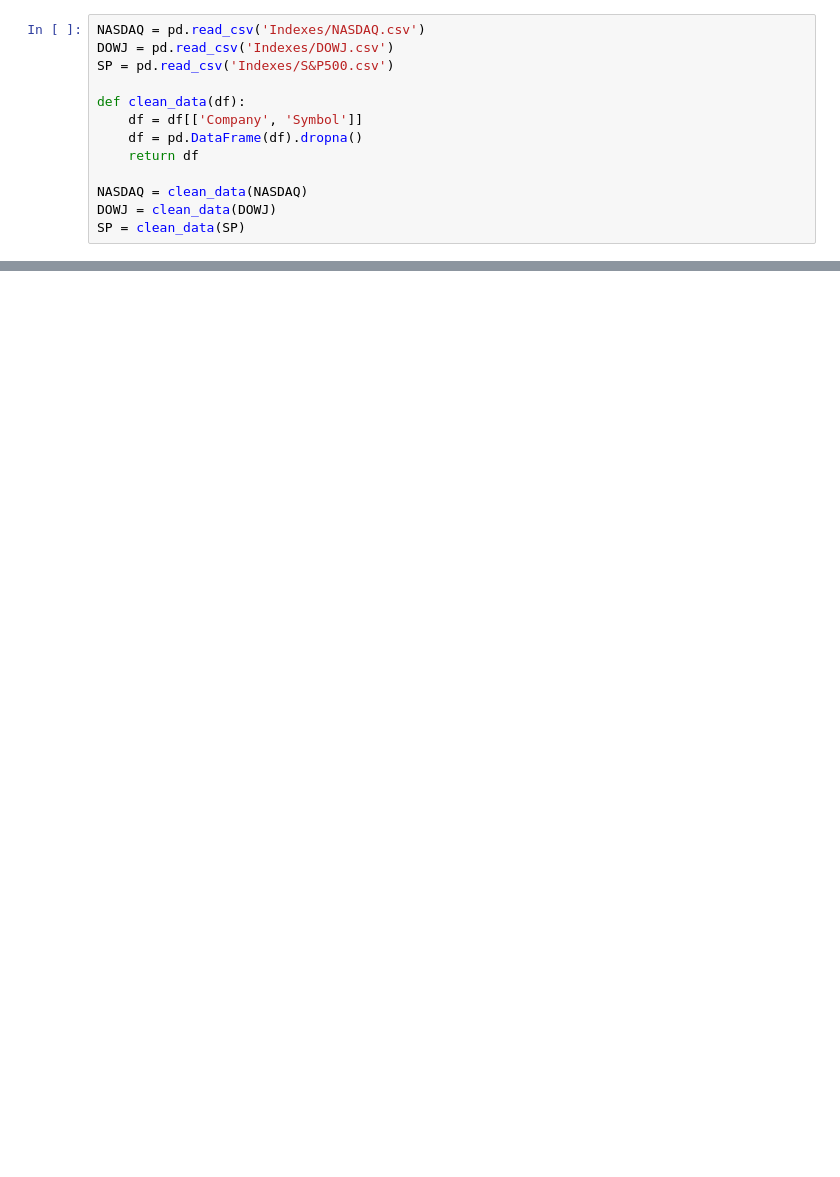
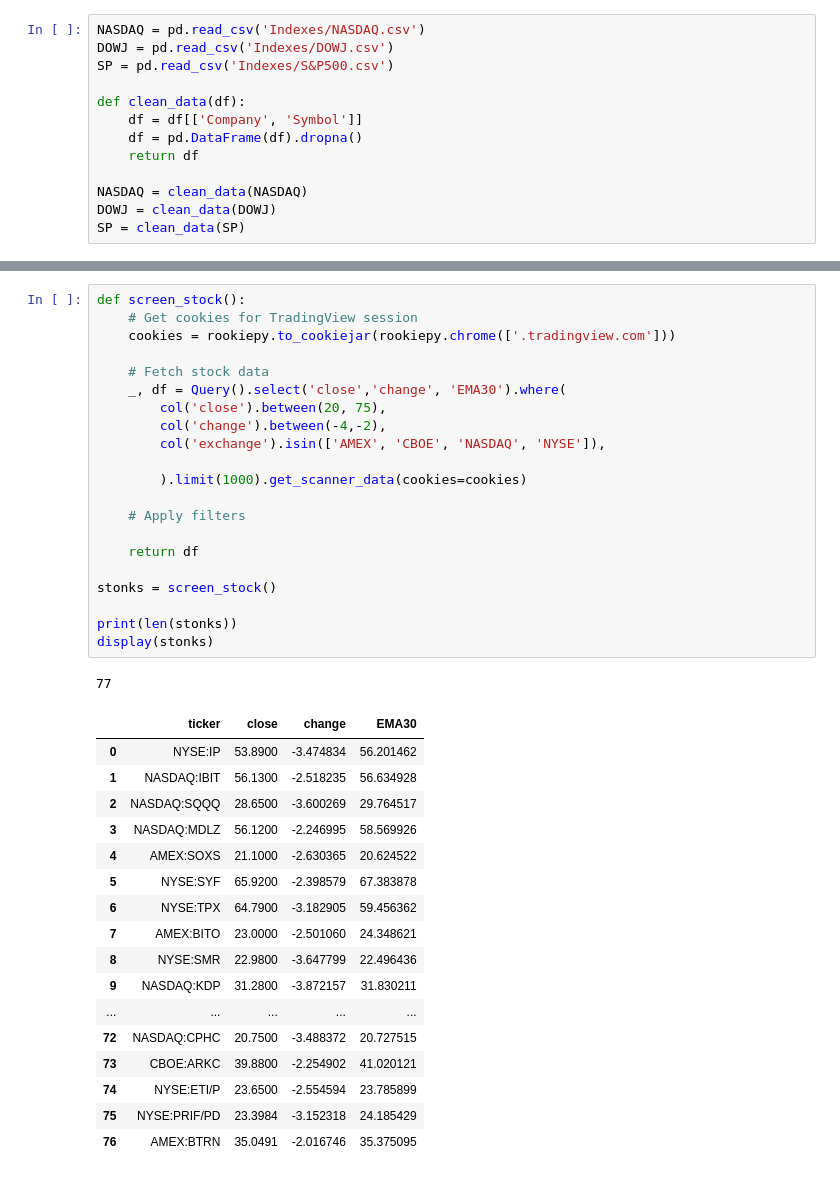
Before and after one commit to rflatley441/WheelTrader, a Jupyter notebook: data.ipynb, the cells around one changed output, grey strips where cells are left out. Cells and saved outputs as stored; diff of their text form; blank space fills up the shorter version.

```diff
--- a/data.ipynb
+++ b/data.ipynb
@@ -259,0 +323,40 @@ def select_optimal_contract(contracts):
+# %%
+def screen_stock():
+    # Get cookies for TradingView session
+    cookies = rookiepy.to_cookiejar(rookiepy.chrome(['.tradingview.com']))
+
+    # Fetch stock data
+    _, df = Query().select('close','change', 'EMA30').where(
+        col('close').between(20, 75),
+        col('change').between(-4,-2),
+        col('exchange').isin(['AMEX', 'CBOE', 'NASDAQ', 'NYSE']),
+
+        ).limit(1000).get_scanner_data(cookies=cookies)
+
+    # Apply filters
+
+    return df
+
+stonks = screen_stock()
+
+print(len(stonks))
+display(stonks)
+# %% [output]
+77
+|  | ticker | close | change | EMA30 |
+| 0 | NYSE:IP | 53.8900 | -3.474834 | 56.201462 |
+| 1 | NASDAQ:IBIT | 56.1300 | -2.518235 | 56.634928 |
+| 2 | NASDAQ:SQQQ | 28.6500 | -3.600269 | 29.764517 |
+| 3 | NASDAQ:MDLZ | 56.1200 | -2.246995 | 58.569926 |
+| 4 | AMEX:SOXS | 21.1000 | -2.630365 | 20.624522 |
+| 5 | NYSE:SYF | 65.9200 | -2.398579 | 67.383878 |
+| 6 | NYSE:TPX | 64.7900 | -3.182905 | 59.456362 |
+| 7 | AMEX:BITO | 23.0000 | -2.501060 | 24.348621 |
+| 8 | NYSE:SMR | 22.9800 | -3.647799 | 22.496436 |
+| 9 | NASDAQ:KDP | 31.2800 | -3.872157 | 31.830211 |
+| ... | ... | ... | ... | ... |
+| 72 | NASDAQ:CPHC | 20.7500 | -3.488372 | 20.727515 |
+| 73 | CBOE:ARKC | 39.8800 | -2.254902 | 41.020121 |
+| 74 | NYSE:ETI/P | 23.6500 | -2.554594 | 23.785899 |
+| 75 | NYSE:PRIF/PD | 23.3984 | -3.152318 | 24.185429 |
+| 76 | AMEX:BTRN | 35.0491 | -2.016746 | 35.375095 |
```
Also changed, not shown: parts of 8 cells of this notebook.
